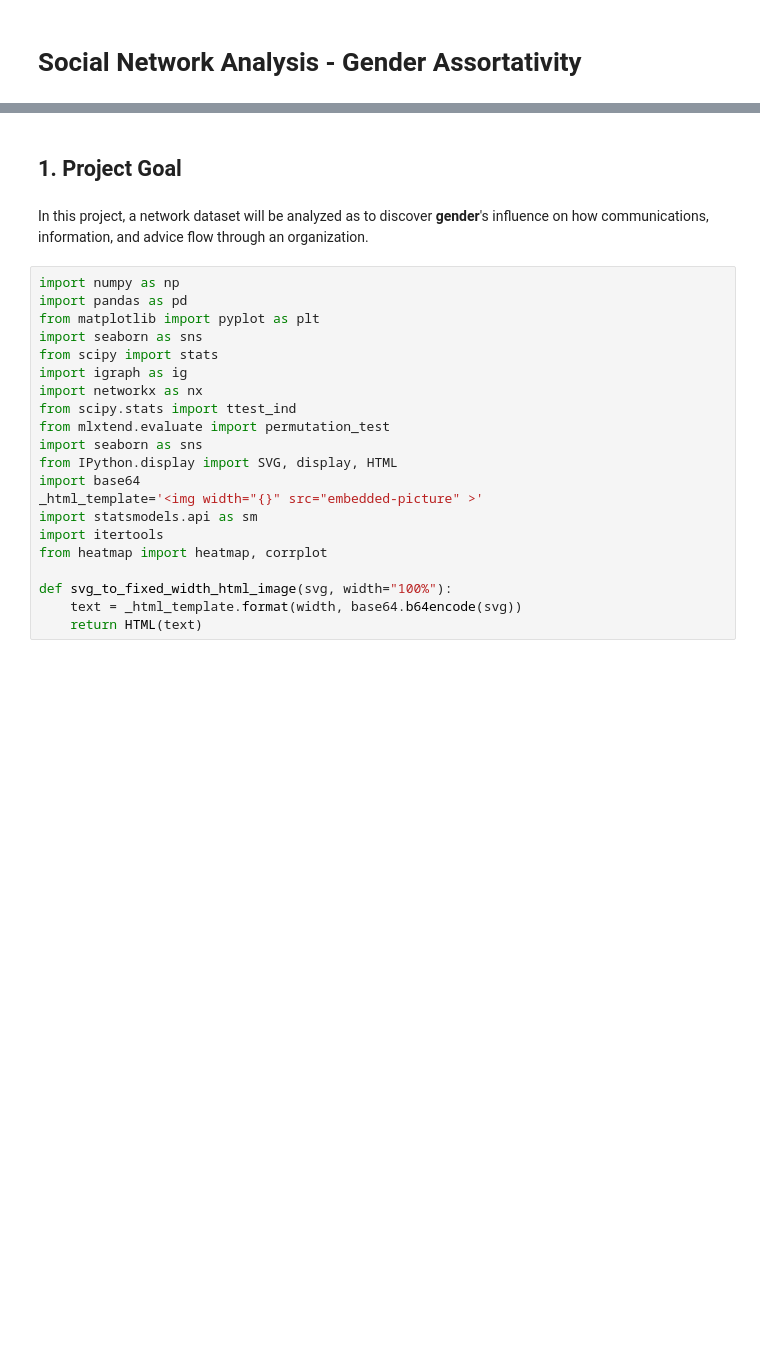
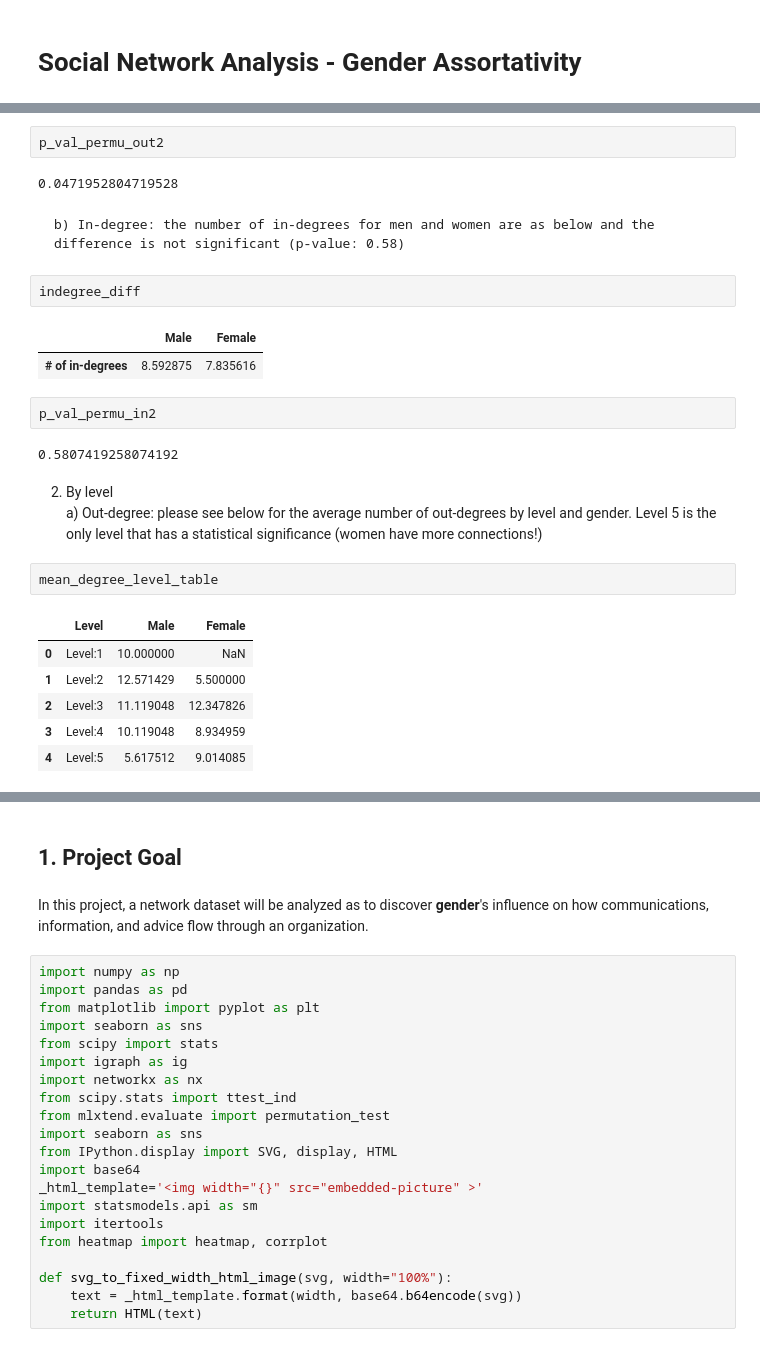
Before and after one commit to feelzoo/assortativity, a Jupyter notebook: Assortativity.ipynb, the cells around one changed output, grey strips where cells are left out. Cells and saved outputs as stored; diff of their text form; blank space fills up the shorter version.

```diff
--- a/Assortativity.ipynb
+++ b/Assortativity.ipynb
@@ -2,0 +71,27 @@
+# %%
+p_val_permu_out2
+# %% [output]
+0.0471952804719528
+# %% [markdown]
+    b) In-degree: the number of in-degrees for men and women are as below and the difference is not significant (p-value: 0.58)
+# %%
+indegree_diff
+# %% [output]
+|  | Male | Female |
+| # of in-degrees | 8.592875 | 7.835616 |
+# %%
+p_val_permu_in2
+# %% [output]
+0.5807419258074192
+# %% [markdown]
+2. By level <br/>
+a) Out-degree: please see below for the average number of out-degrees by level and gender. Level 5 is the only level that has a statistical significance (women have more connections!)
+# %%
+mean_degree_level_table
+# %% [output]
+|  | Level | Male | Female |
+| 0 | Level:1 | 10.000000 | NaN |
+| 1 | Level:2 | 12.571429 | 5.500000 |
+| 2 | Level:3 | 11.119048 | 12.347826 |
+| 3 | Level:4 | 10.119048 | 8.934959 |
+| 4 | Level:5 | 5.617512 | 9.014085 |
```
Also changed, not shown: parts of 45 cells of this notebook.
